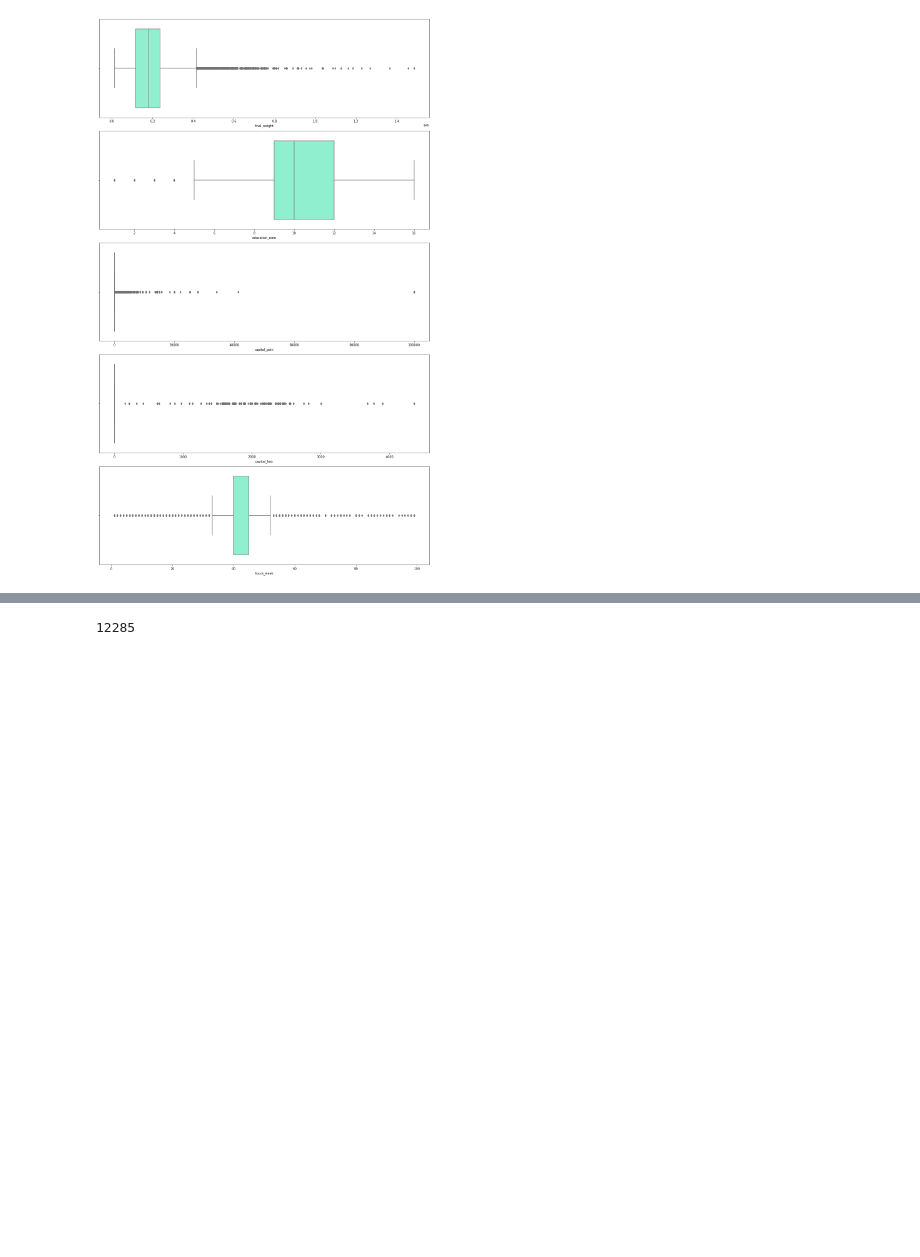
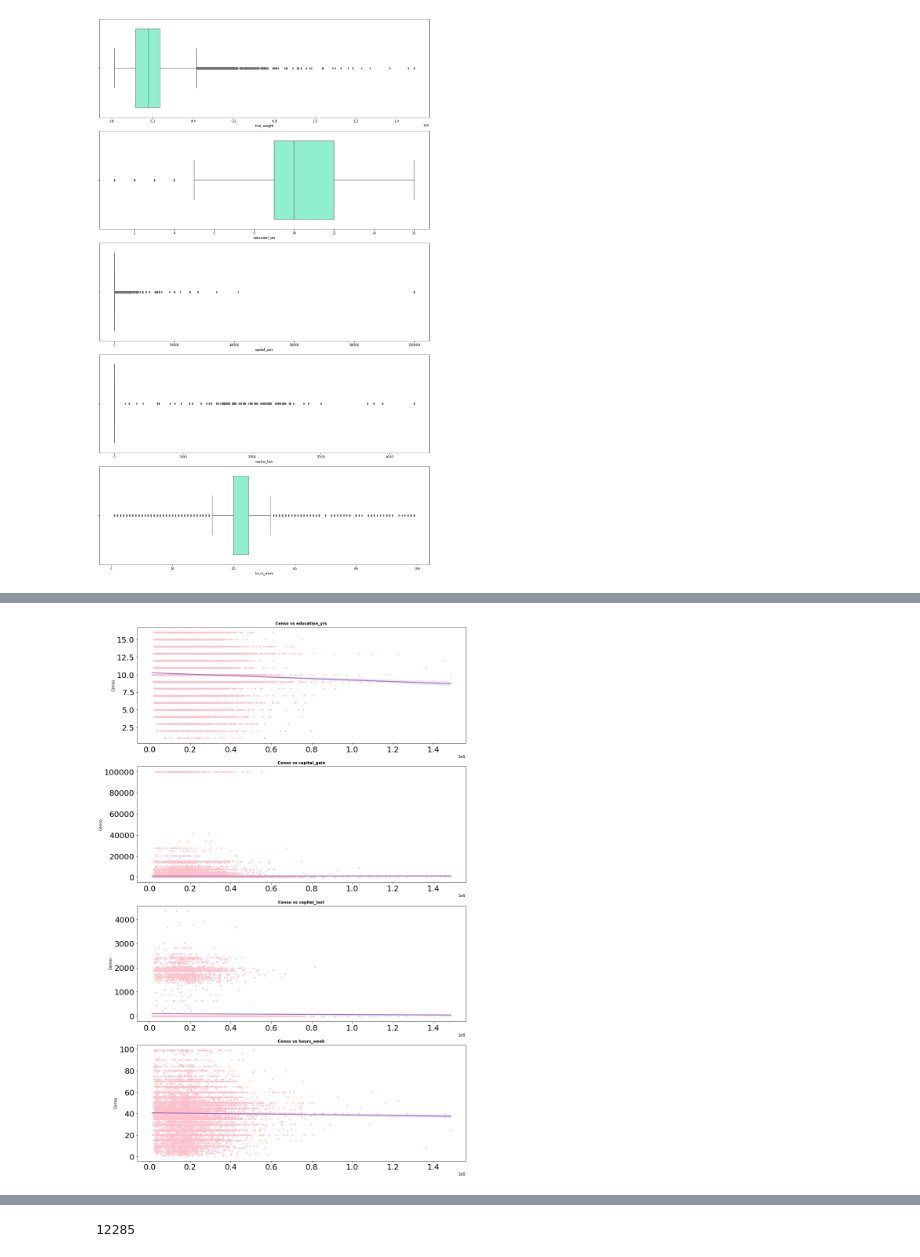
Before and after one commit to natigl/DA-bootcamp-MachineLearning, a Jupyter notebook: regresion_lineal/pp-intro-ML.ipynb, the cells around one changed output, grey strips where cells are left out. Saved outputs shown, nothing was run; the diff lists cells and outputs as text; code cells hidden in the pictures; blank space fills up the shorter version.

```diff
--- a/regresion_lineal/pp-intro-ML.ipynb
+++ b/regresion_lineal/pp-intro-ML.ipynb
@@ -235,0 +265,26 @@ outliers_capital
+# %%
+# Visualizacion relacion v.respuesta - v.predictora:
+
+fig, axes = plt.subplots(nrows = 4, ncols = 1, figsize = (15, 25))
+
+axes = axes.flat
+
+columnas_numeric = df.select_dtypes(include = np.number).columns
+columnas_numeric = columnas_numeric.drop("final_weight")
+
+for i, colum in enumerate(columnas_numeric):
+    sns.regplot(
+        x = df["final_weight"],
+        y = df[colum],
+        color = "pink",
+        marker = ".",
+        scatter_kws = {"alpha": 0.9},
+        line_kws = {"color": "C4", "alpha": 0.9 },
+        ax = axes[i])
+
+    axes[i].set_title(f"Censo vs {colum}", fontsize = 10, fontweight = "bold")
+    axes[i].tick_params(labelsize = 20)
+    axes[i].set_xlabel("")
+    axes[i].set_ylabel("Censo")
+# %% [output]
+[figure, added]
```
Also changed, not shown: parts of 34 cells of this notebook.
